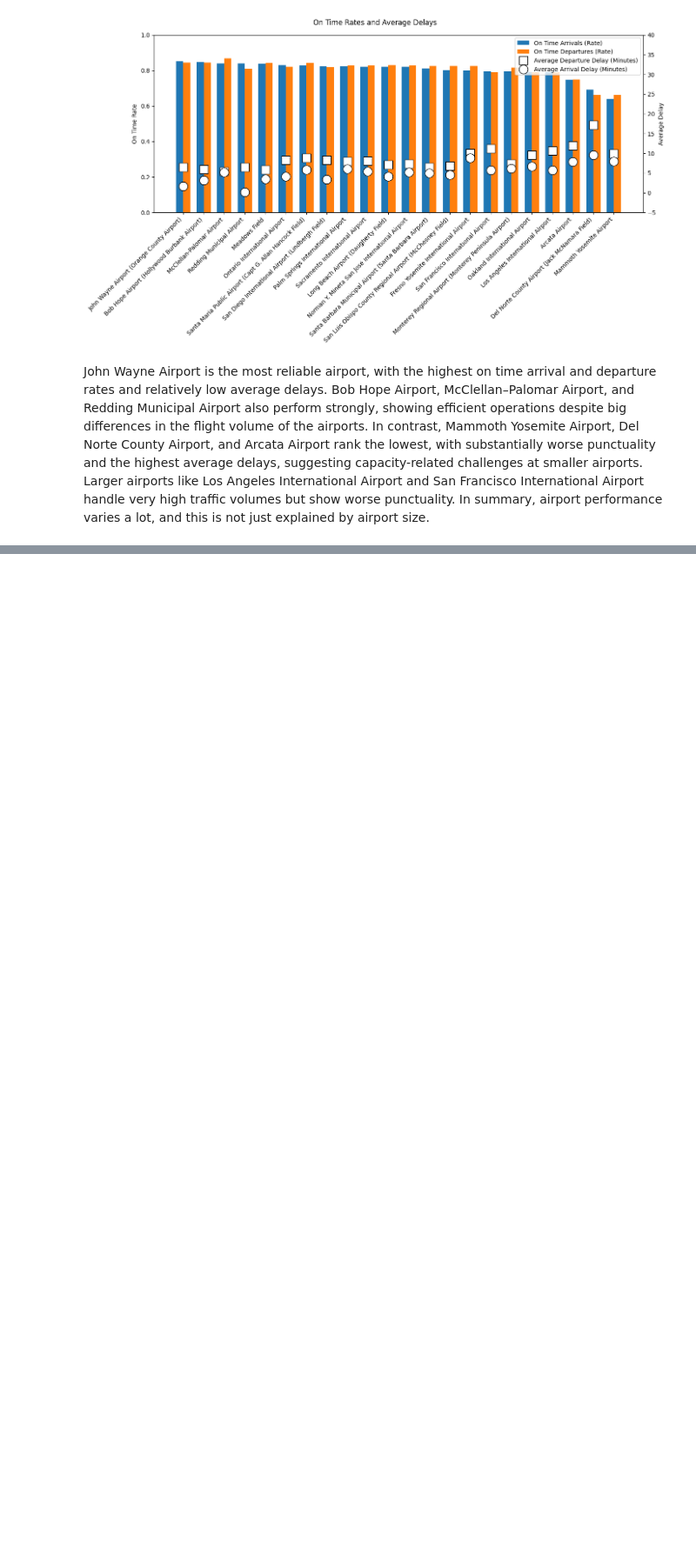
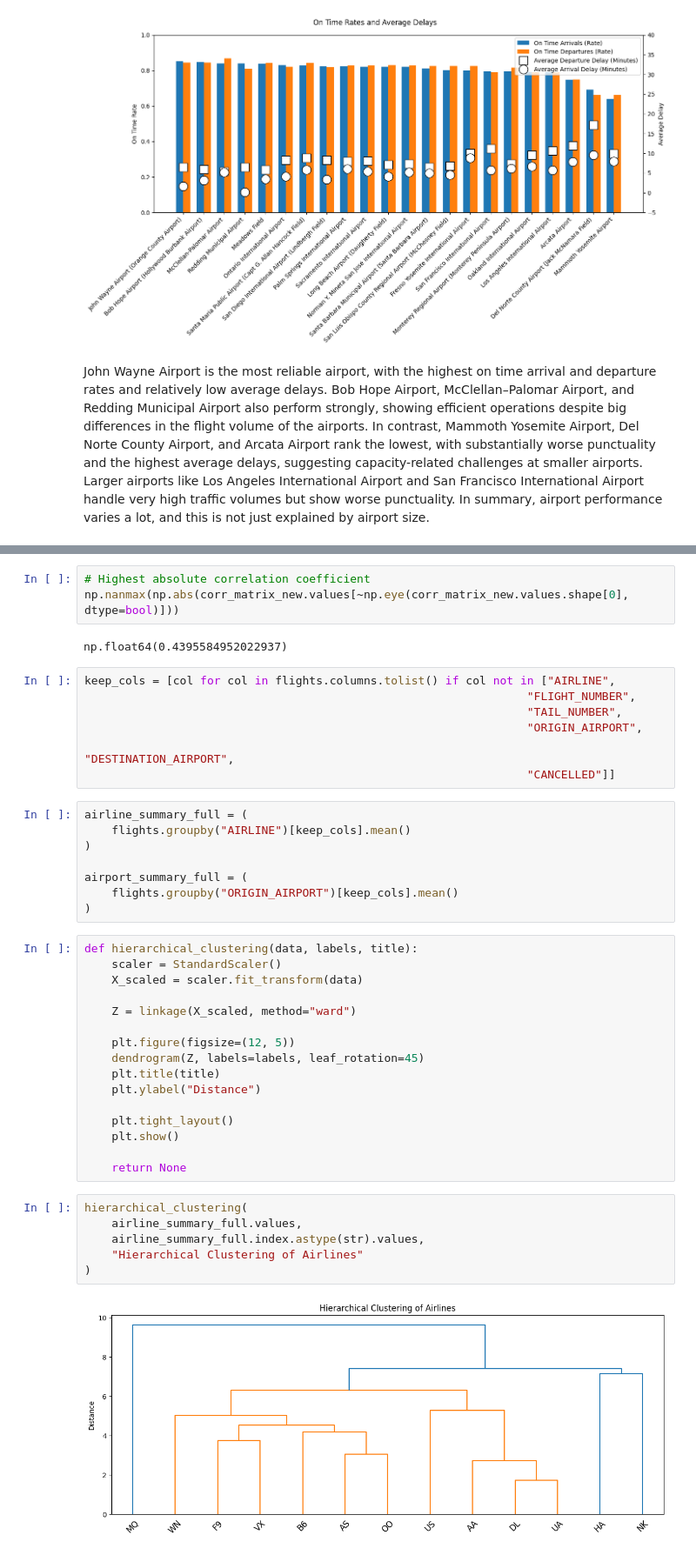
Before and after one commit to UCB-stat-159-f25/final-group21, a Jupyter notebook: EDA.ipynb, the cells around one changed output, grey strips where cells are left out. Shown at 87% size. Cells and saved outputs as stored; diff of their text form; blank space fills up the shorter version.

```diff
--- a/EDA.ipynb
+++ b/EDA.ipynb
@@ -231,0 +298,44 @@ John Wayne Airport is the most reliable airport, with the highest on time arriva
+# %%
+# Highest absolute correlation coefficient
+np.nanmax(np.abs(corr_matrix_new.values[~np.eye(corr_matrix_new.values.shape[0], dtype=bool)]))
+# %% [output]
+np.float64(0.4395584952022937)
+# %%
+keep_cols = [col for col in flights.columns.tolist() if col not in ["AIRLINE",
+                                                                 "FLIGHT_NUMBER",
+                                                                 "TAIL_NUMBER",
+                                                                 "ORIGIN_AIRPORT",
+                                                                 "DESTINATION_AIRPORT",
+                                                                 "CANCELLED"]]
+# %%
+airline_summary_full = (
+    flights.groupby("AIRLINE")[keep_cols].mean()
+)
+
+airport_summary_full = (
+    flights.groupby("ORIGIN_AIRPORT")[keep_cols].mean()
+)
+# %%
+def hierarchical_clustering(data, labels, title):
+    scaler = StandardScaler()
+    X_scaled = scaler.fit_transform(data)
+
+    Z = linkage(X_scaled, method="ward")
+
+    plt.figure(figsize=(12, 5))
+    dendrogram(Z, labels=labels, leaf_rotation=45)
+    plt.title(title)
+    plt.ylabel("Distance")
+
+    plt.tight_layout()
+    plt.show()
+
+    return None
+# %%
+hierarchical_clustering(
+    airline_summary_full.values,
+    airline_summary_full.index.astype(str).values,
+    "Hierarchical Clustering of Airlines"
+)
+# %% [output]
+[figure, added]
```
Also changed, not shown: parts of 6 cells of this notebook.
